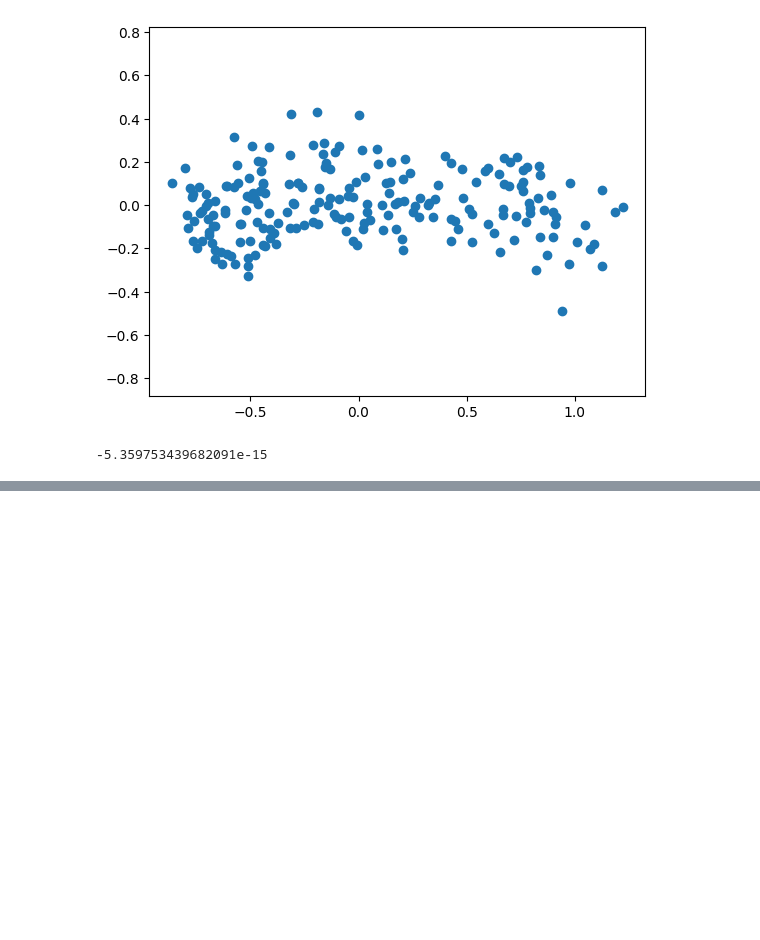
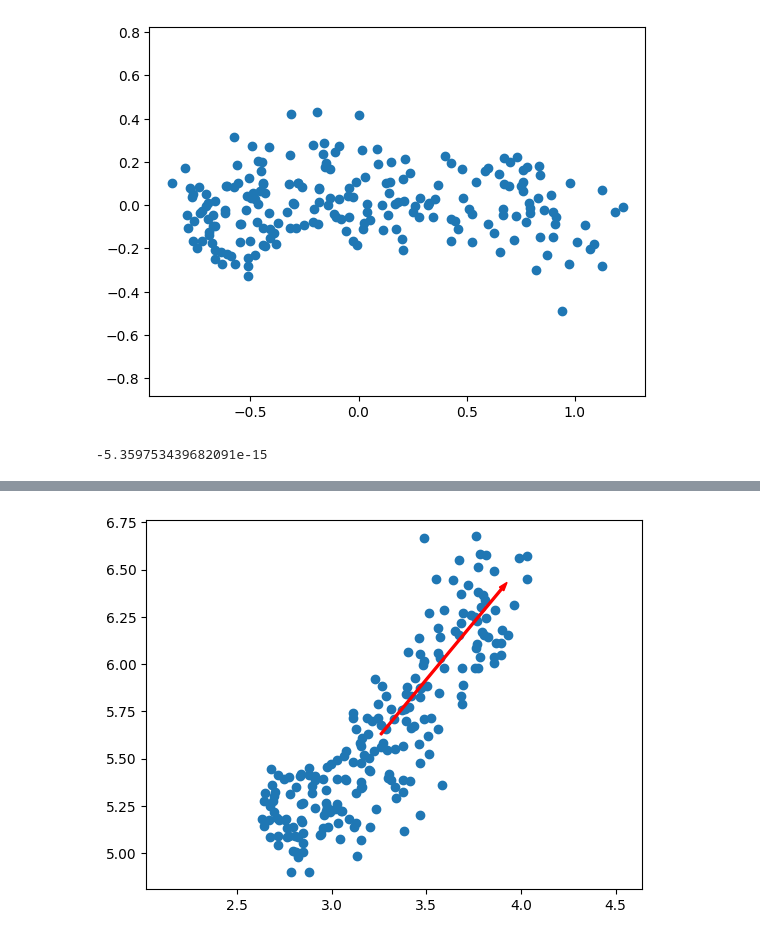
Before and after one commit to Emigbanam/Machine-Learning-Practice, a Jupyter notebook: Decorrelating Your Data and Dimension Reduction.ipynb, the cells around one changed output, grey strips where cells are left out. Drawn from its saved outputs; the diff is of its cells as text; code cells hidden in the pictures; blank space fills up the shorter version.

```diff
--- a/Decorrelating Your Data and Dimension Reduction.ipynb
+++ b/Decorrelating Your Data and Dimension Reduction.ipynb
@@ -67,0 +73,23 @@ print(correlation)
+# %%
+#1. Make a scatter plot of the grain measurements.
+plt.scatter(width, length)
+
+
+#2. Create a PCA instance called model1
+model1 = PCA()
+
+#3. Fit the model to the grains data.
+model1.fit(grains)
+
+#4. Extract the coordinates of the mean of the data using the .mean_ attribute of model.
+mean = model1.mean_
+
+#5. Get the first principal component of model using the .components_[0,:] attribute.
+first_pc = model1.components_[0,:]
+
+#6. Plot the first principal component as an arrow on the scatter plot, using the plt.arrow() function. You have to specify the first two arguments - mean[0] and mean[1].
+plt.arrow(mean[0], mean[1], first_pc[0], first_pc[1], color='red', width=0.01)
+plt.axis('equal')
+plt.show()
+# %% [output]
+[figure, added]
```
Also changed, not shown: parts of 1 cell of this notebook.
